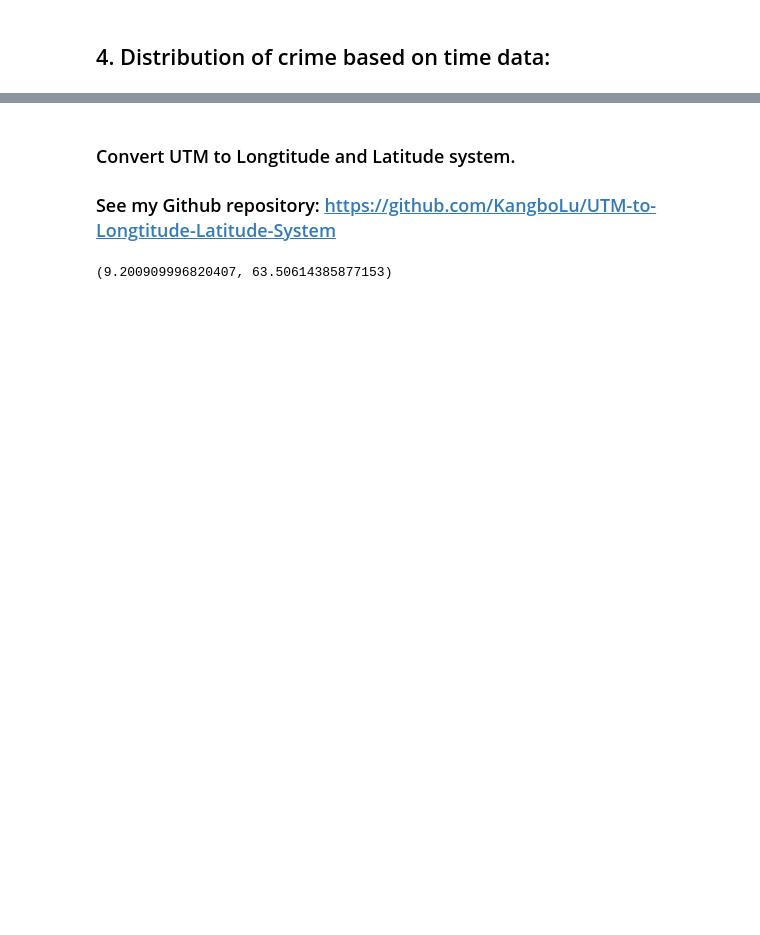
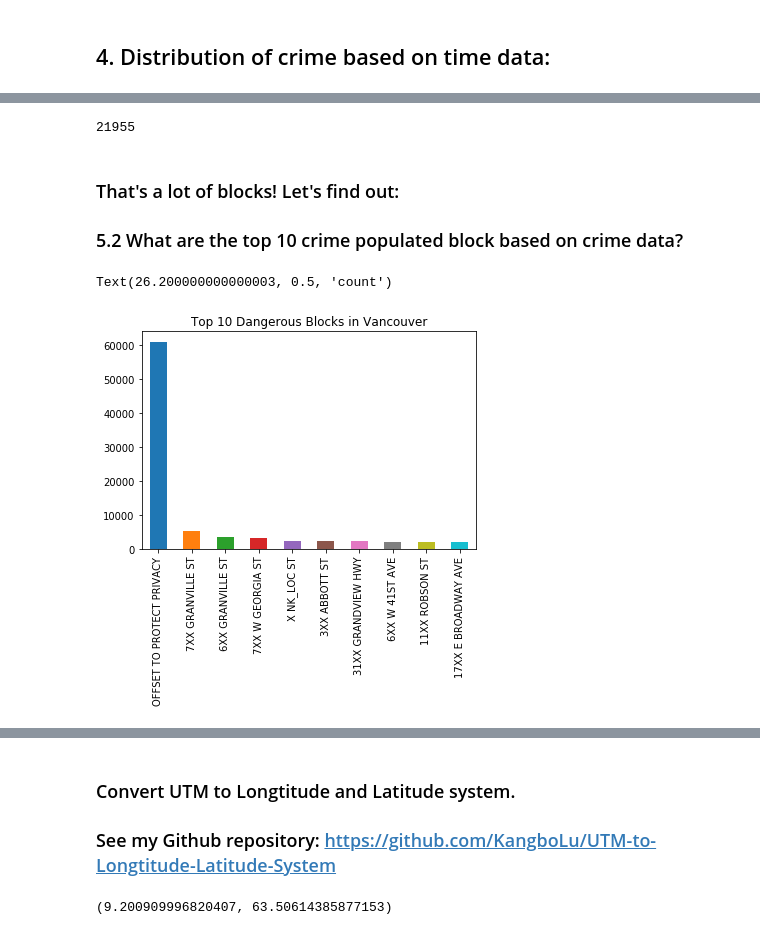
Before and after one commit to KangboLu/Exploratory-Analysis-of-Vancouver-Crimes, a Jupyter notebook: Exploratory Analysis of Vancouver Crime Data .ipynb, the cells around one changed output, grey strips where cells are left out. Cells and saved outputs as stored; diff of their text form; code cells hidden in the pictures; blank space fills up the shorter version.

```diff
--- a/Exploratory Analysis of Vancouver Crime Data .ipynb
+++ b/Exploratory Analysis of Vancouver Crime Data .ipynb
@@ -173,0 +202,15 @@ plt.show()
+# %%
+len(crime_records["HUNDRED_BLOCK"].unique())
+# %% [output]
+21955
+# %% [markdown]
+### That's a lot of blocks! Let's find out:
+### 5.2 What are the top 10 crime populated block based on crime data?
+# %%
+crime_records["HUNDRED_BLOCK"].value_counts()[:10].plot.bar(
+    title='Top 10 Dangerous Blocks in Vancouver')
+nameplot.set_xlabel('block name',size=20)
+nameplot.set_ylabel('count',size=20)
+# %% [output]
+Text(26.200000000000003, 0.5, 'count')
+[figure, added]
```
Also changed, not shown: parts of 20 cells of this notebook.
